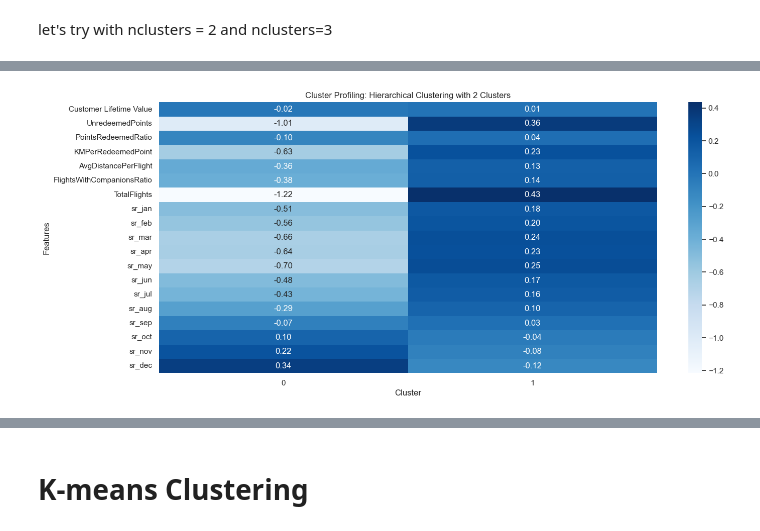
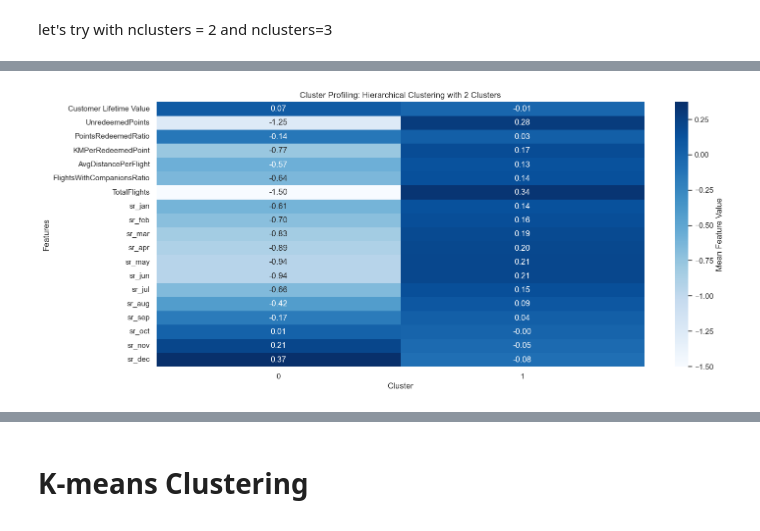
Before and after one commit to calcoafrancisca/Group-39---DM---Part2, a Jupyter notebook: Value-Based-Perspective.ipynb, the cells around one changed output, grey strips where cells are left out. Cells and saved outputs as stored; diff of their text form; code cells hidden in the pictures.

```diff
--- a/Value-Based-Perspective.ipynb
+++ b/Value-Based-Perspective.ipynb
@@ -316,14 +316,24 @@ Davies-Bouldin Index: 2.413919397255564
 # %%
-cluster_means = df_concat.groupby('labels')[value_features].mean().T
+X = df_value_based.copy()
+X['labels'] = hc_labels2
+
+cluster_means = X.groupby('labels')[value_features].mean().T
 
 plt.figure(figsize=(16,7))
-sns.heatmap(cluster_means, cmap="Blues", annot=True, fmt=".2f")
+sns.heatmap(
+    cluster_means,
+    cmap="Blues",
+    annot=True,
+    fmt=".2f",
+    cbar_kws={'label': 'Mean Feature Value'}
+)
 plt.xlabel("Cluster")
 plt.ylabel("Features")
 plt.title("Cluster Profiling: Hierarchical Clustering with 2 Clusters")
+plt.yticks(rotation=0)
 plt.show()
 # %% [output]
-[figure, old version]
+[figure, new version]
 # %%
 # 3 cluster solution
 
```
Also changed, not shown: parts of 14 cells of this notebook.
